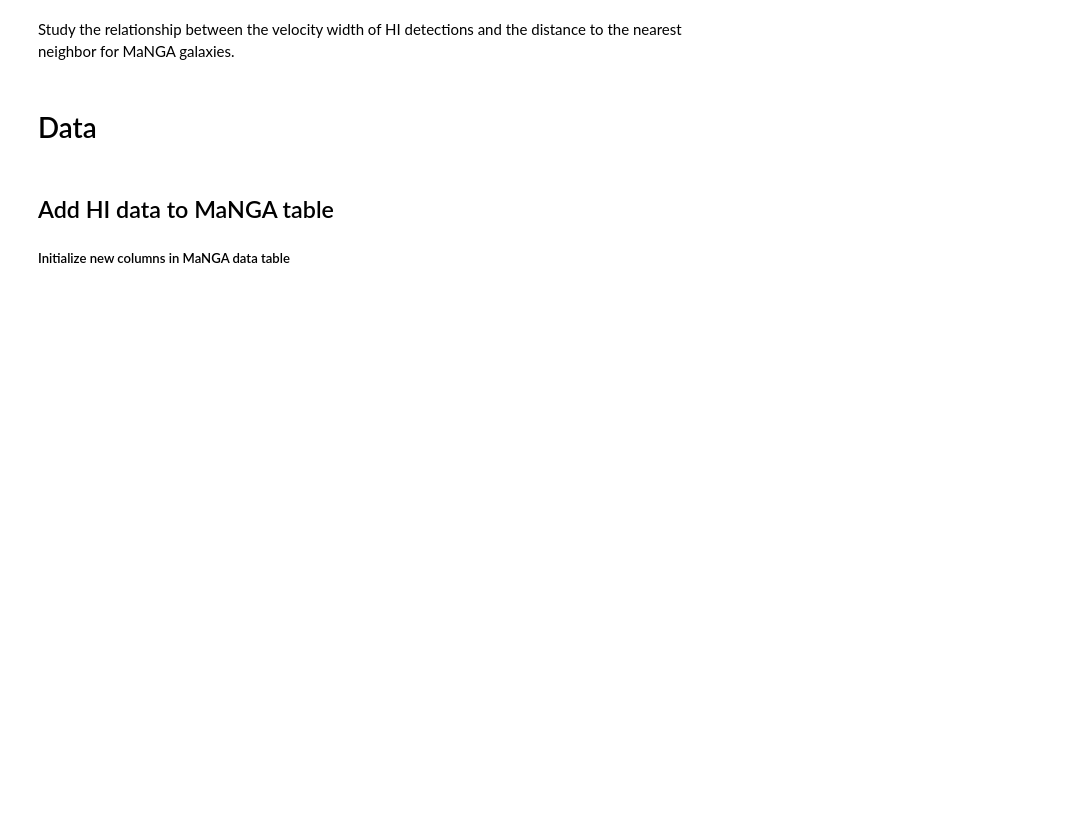
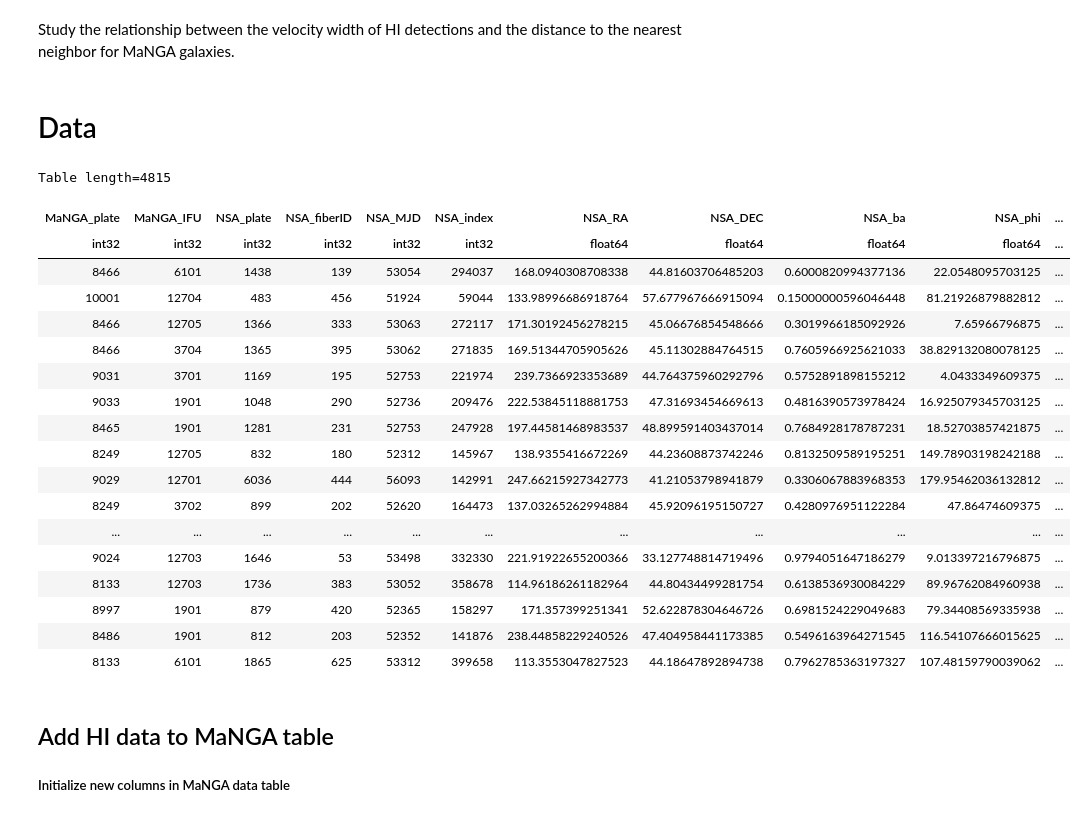
Before and after one commit to usiam/Summer-20_Galactic-Rotation-Curves-And-Dark-Matter, a Jupyter notebook: Nearest_neighbor.ipynb, the cells around one changed output. Drawn from its saved outputs; the diff is of its cells as text; code cells hidden in the pictures; blank space fills up the shorter version.

```diff
--- a/Nearest_neighbor.ipynb
+++ b/Nearest_neighbor.ipynb
@@ -7,20 +7,38 @@ import numpy as np
 # %% [markdown]
 # Data
 # %%
-data_directory1 = '../RotationCurves/data/HI/'
-data_directory2 = '../RotationCurves/spirals/'
-data_directory3 = '/Users/kellydouglass/Documents/Drexel/Research/Data/'
-
-mangaHI_filename = data_directory1 + 'mangaHIall.fits'
-alfaHI_filename = data_directory1 + 'manga_dr15_alfalfa.fits'
-manga_filename = data_directory2 + 'Pipe3D-master_file_vflag_10_smooth2p27_N2O2_noWords.txt'
-#kias7_filename = data_directory3 + 'kias1033_5_P-MJD-F_MPAJHU_ZdustOS_stellarMass_BPT_SFR_NSA_vflag.txt'
-kias7_filename = data_directory3 + 'kias1033_5_P-MJD-F_MPAJHU_ZdustOS_stellarMass_BPT_SFR_NSA_correctvflag.txt'
+mangaHI_filename = 'input/mangaHIall.fits'
+alfaHI_filename = 'input/manga_dr15_alfalfa.fits'
+manga_filename =  'input/Pipe3D-master_file_vflag_10_smooth2p27_N2O2_noWords.txt'
+#kias7_filename =  'kias1033_5_P-MJD-F_MPAJHU_ZdustOS_stellarMass_BPT_SFR_NSA_vflag.txt'
+kias7_filename =  'input/kias1033_5_P-MJD-F_MPAJHU_ZdustOS_stellarMass_BPT_SFR_NSA_vflag.txt'
 
 mangaHI = Table.read(mangaHI_filename, format='fits')
 alfaHI = Table.read(alfaHI_filename, format='fits')
 manga = Table.read(manga_filename, format='ascii.commented_header')
 kias7 = Table.read(kias7_filename, format='ascii.commented_header')
+# %%
+manga
+# %% [output]
+Table length=4815
+| MaNGA_plate | MaNGA_IFU | NSA_plate | NSA_fiberID | NSA_MJD | NSA_index | NSA_RA | NSA_DEC | NSA_ba | NSA_phi | ... |
+| int32 | int32 | int32 | int32 | int32 | int32 | float64 | float64 | float64 | float64 | ... |
+| 8466 | 6101 | 1438 | 139 | 53054 | 294037 | 168.0940308708338 | 44.81603706485203 | 0.6000820994377136 | 22.0548095703125 | ... |
+| 10001 | 12704 | 483 | 456 | 51924 | 59044 | 133.98996686918764 | 57.677967666915094 | 0.15000000596046448 | 81.21926879882812 | ... |
+| 8466 | 12705 | 1366 | 333 | 53063 | 272117 | 171.30192456278215 | 45.06676854548666 | 0.3019966185092926 | 7.65966796875 | ... |
+| 8466 | 3704 | 1365 | 395 | 53062 | 271835 | 169.51344705905626 | 45.11302884764515 | 0.7605966925621033 | 38.829132080078125 | ... |
+| 9031 | 3701 | 1169 | 195 | 52753 | 221974 | 239.7366923353689 | 44.764375960292796 | 0.5752891898155212 | 4.0433349609375 | ... |
+| 9033 | 1901 | 1048 | 290 | 52736 | 209476 | 222.53845118881753 | 47.31693454669613 | 0.4816390573978424 | 16.925079345703125 | ... |
+| 8465 | 1901 | 1281 | 231 | 52753 | 247928 | 197.44581468983537 | 48.899591403437014 | 0.7684928178787231 | 18.52703857421875 | ... |
+| 8249 | 12705 | 832 | 180 | 52312 | 145967 | 138.9355416672269 | 44.23608873742246 | 0.8132509589195251 | 149.78903198242188 | ... |
+| 9029 | 12701 | 6036 | 444 | 56093 | 142991 | 247.66215927342773 | 41.21053798941879 | 0.3306067883968353 | 179.95462036132812 | ... |
+| 8249 | 3702 | 899 | 202 | 52620 | 164473 | 137.03265262994884 | 45.92096195150727 | 0.4280976951122284 | 47.86474609375 | ... |
+| ... | ... | ... | ... | ... | ... | ... | ... | ... | ... | ... |
+| 9024 | 12703 | 1646 | 53 | 53498 | 332330 | 221.91922655200366 | 33.127748814719496 | 0.9794051647186279 | 9.013397216796875 | ... |
+| 8133 | 12703 | 1736 | 383 | 53052 | 358678 | 114.96186261182964 | 44.80434499281754 | 0.6138536930084229 | 89.96762084960938 | ... |
+| 8997 | 1901 | 879 | 420 | 52365 | 158297 | 171.357399251341 | 52.622878304646726 | 0.6981524229049683 | 79.34408569335938 | ... |
+| 8486 | 1901 | 812 | 203 | 52352 | 141876 | 238.44858229240526 | 47.404958441173385 | 0.5496163964271545 | 116.54107666015625 | ... |
+| 8133 | 6101 | 1865 | 625 | 53312 | 399658 | 113.3553047827523 | 44.18647892894738 | 0.7962785363197327 | 107.48159790039062 | ... |
 # %% [markdown]
 ## Add HI data to MaNGA table
 
```
Also changed, not shown: parts of 12 cells of this notebook, 4 other files.
